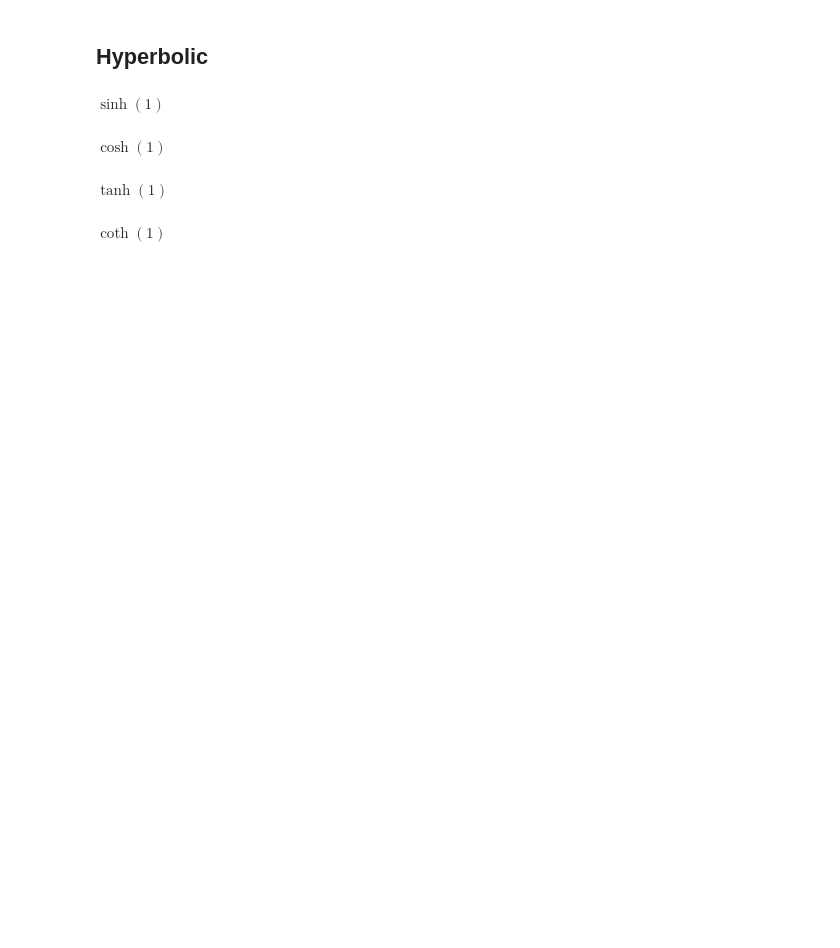
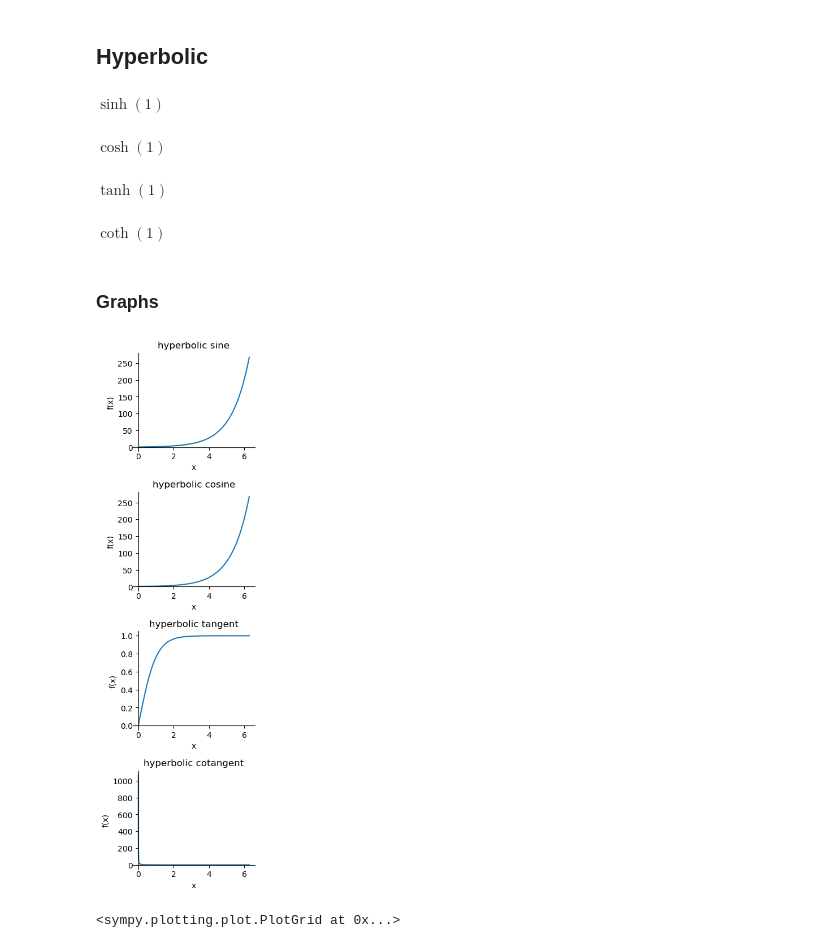
Before and after one commit to Fra0128/Symbolic-Mathematics-with-SymPy, a Jupyter notebook: cheat_sheet.ipynb, the cells around one changed output. Cells and saved outputs as stored; diff of their text form; code cells hidden in the pictures; blank space fills up the shorter version.

```diff
--- a/cheat_sheet.ipynb
+++ b/cheat_sheet.ipynb
@@ -146,3 +172,16 @@ $\displaystyle \tanh{\left(1 \right)}$
 coth(1) # coth(x) = 1/tanh(x)
 # %% [output]
 $\displaystyle \coth{\left(1 \right)}$
+# %% [markdown]
+### Graphs
+# %%
+f1 = plotting.plot(sinh(x), (x, 0, 2*pi), show=False, title='hyperbolic sine')
+f2 = plotting.plot(cosh(x), (x, 0, 2*pi), show=False, title='hyperbolic cosine')
+f3 = plotting.plot(tanh(x), (x, 0, 2*pi), show=False, title='hyperbolic tangent')
+f4 = plotting.plot(coth(x), (x, 0, 2*pi), show=False, title='hyperbolic cotangent')
+
+# plot the functions in a 1x4 grid
+plotting.PlotGrid(4, 1, f1, f2, f3, f4, size=(3, 10))
+# %% [output]
+[figure, added]
+<sympy.plotting.plot.PlotGrid at 0x...>
```
Also changed, not shown: parts of 4 cells of this notebook.
